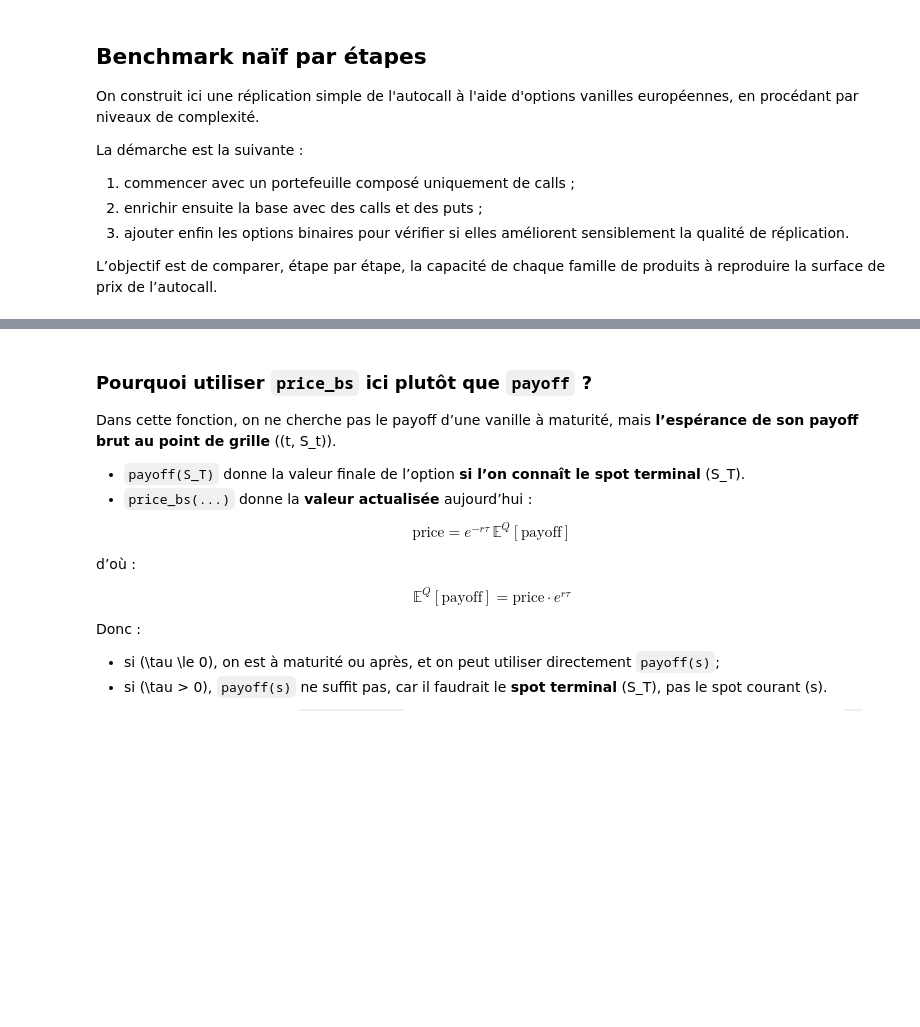
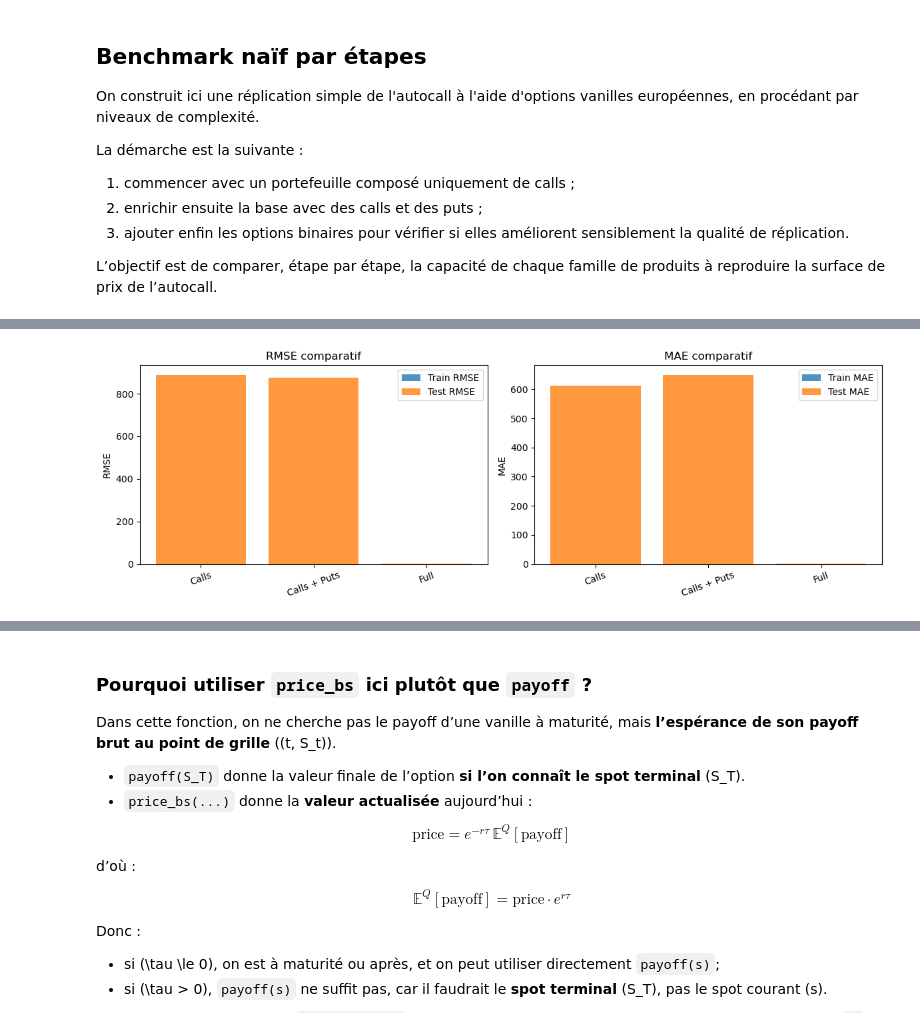
Before and after one commit to bourhankayal/Autocall-Replication, a Jupyter notebook: notebook.ipynb, the cells around one changed output, grey strips where cells are left out. Drawn from its saved outputs; the diff is of its cells as text; code cells hidden in the pictures; blank space fills up the shorter version.

Commit message:
adding path simulation and fixing bugs

```diff
--- a/notebook.ipynb
+++ b/notebook.ipynb
@@ -396,22 +396,91 @@ from benchmark_general import plot_benchmark_surface
 # ============================================================
 # EXEMPLES D'UTILISATION
 # ============================================================
-res_calls =         run_naive_benchmark_price(product=prod,spot0=spot0,valuation_date=valuation_date,maturity_date=maturity_date,rate=rate,dividend_yield=dividend_yield,vol=vol,family="calls",n_spots=15,n_paths=200, penalty="l2")
-res_calls_puts =    run_naive_benchmark_price(product=prod,spot0=spot0,valuation_date=valuation_date,maturity_date=maturity_date,rate=rate,dividend_yield=dividend_yield,vol=vol,family="calls_puts",n_spots=15,n_paths=200, penalty="l2")
-res_full =          run_naive_benchmark_price(product=prod,spot0=spot0,valuation_date=valuation_date,maturity_date=maturity_date,rate=rate,dividend_yield=dividend_yield,vol=vol,family="full",n_spots=15,n_paths=200, penalty="l2")
+for penalty in ["l1","l2","huber", "elastic_net", "l1_2"] :
+    res_calls =         run_naive_benchmark_price(product=prod,spot0=spot0,valuation_date=valuation_date,maturity_date=maturity_date,rate=rate,dividend_yield=dividend_yield,vol=vol,family="calls",n_spots=15,n_paths=200, penalty=penalty)
+    res_calls_puts =    run_naive_benchmark_price(product=prod,spot0=spot0,valuation_date=valuation_date,maturity_date=maturity_date,rate=rate,dividend_yield=dividend_yield,vol=vol,family="calls_puts",n_spots=15,n_paths=200, penalty=penalty)
+    res_full =          run_naive_benchmark_price(product=prod,spot0=spot0,valuation_date=valuation_date,maturity_date=maturity_date,rate=rate,dividend_yield=dividend_yield,vol=vol,family="full",n_spots=15,n_paths=200, penalty=penalty)
 
-print("=== CALLS ===")
-print("Train:", res_calls["metrics_train"])
-print("Test :", res_calls["metrics_test"])
-display(res_calls["weights"].head(10))
+    print(f"=== CALLS - {penalty} ===")
+    print("Train:", res_calls["metrics_train"])
+    print("Test :", res_calls["metrics_test"])
+    display(res_calls["weights"].head(20))
 
-print("=== CALLS + PUTS ===")
-print("Train:", res_calls_puts["metrics_train"])
-print("Test :", res_calls_puts["metrics_test"])
-display(res_calls_puts["weights"].head(10))
+    print(f"=== CALLS + PUTS - {penalty} ===")
+    print("Train:", res_calls_puts["metrics_train"])
+    print("Test :", res_calls_puts["metrics_test"])
+    display(res_calls_puts["weights"].head(20))
 
-print("=== FULL ===")
-print("Train:", res_full["metrics_train"])
-print("Test :", res_full["metrics_test"])
-display(res_full["weights"].head(10))
+    print(f"=== FULL - {penalty} ===")
+    print("Train:", res_full["metrics_train"])
+    print("Test :", res_full["metrics_test"])
+    display(res_full["weights"].head(20))
+
+
+
+    comparative_table = pd.DataFrame([
+    {
+            "family": "calls",
+            "train_mae": res_calls["metrics_train"]["mae"],
+            "train_rmse": res_calls["metrics_train"]["rmse"],
+            "train_max_abs_error": res_calls["metrics_train"]["max_abs_error"],
+            "train_mean_error": res_calls["metrics_train"]["mean_error"],
+            "test_mae": res_calls["metrics_test"].get("mae", np.nan),
+            "test_rmse": res_calls["metrics_test"].get("rmse", np.nan),
+            "test_max_abs_error": res_calls["metrics_test"].get("max_abs_error", np.nan),
+            "test_mean_error": res_calls["metrics_test"].get("mean_error", np.nan),
+        },
+        {
+            "family": "calls_puts",
+            "train_mae": res_calls_puts["metrics_train"]["mae"],
+            "train_rmse": res_calls_puts["metrics_train"]["rmse"],
+            "train_max_abs_error": res_calls_puts["metrics_train"]["max_abs_error"],
+            "train_mean_error": res_calls_puts["metrics_train"]["mean_error"],
+            "test_mae": res_calls_puts["metrics_test"].get("mae", np.nan),
+            "test_rmse": res_calls_puts["metrics_test"].get("rmse", np.nan),
+            "test_max_abs_error": res_calls_puts["metrics_test"].get("max_abs_error", np.nan),
+            "test_mean_error": res_calls_puts["metrics_test"].get("mean_error", np.nan),
+        },
+        {
+            "family": "full",
+            "train_mae": res_full["metrics_train"]["mae"],
+            "train_rmse": res_full["metrics_train"]["rmse"],
+            "train_max_abs_error": res_full["metrics_train"]["max_abs_error"],
+            "train_mean_error": res_full["metrics_train"]["mean_error"],
+            "test_mae": res_full["metrics_test"].get("mae", np.nan),
+            "test_rmse": res_full["metrics_test"].get("rmse", np.nan),
+            "test_max_abs_error": res_full["metrics_test"].get("max_abs_error", np.nan),
+            "test_mean_error": res_full["metrics_test"].get("mean_error", np.nan),
+        },
+    ])
+    pd.reset_option("display.float_format")
+    display(comparative_table)
+
+    metrics_plot = comparative_table.copy()
+    metrics_plot["family"] = ["Calls", "Calls + Puts", "Full"]
+
+    fig, axes = plt.subplots(1, 2, figsize=(12, 4), sharex=True)
+
+    # Train RMSE / Test RMSE
+    axes[0].bar(metrics_plot["family"], metrics_plot["train_rmse"], label="Train RMSE", alpha=0.8)
+    axes[0].bar(metrics_plot["family"], metrics_plot["test_rmse"], label="Test RMSE", alpha=0.8)
+    axes[0].set_title("RMSE comparatif")
+    axes[0].set_ylabel("RMSE")
+    axes[0].tick_params(axis="x", rotation=20)
+    axes[0].legend()
+
+    # Train MAE / Test MAE
+    axes[1].bar(metrics_plot["family"], metrics_plot["train_mae"], label="Train MAE", alpha=0.8)
+    axes[1].bar(metrics_plot["family"], metrics_plot["test_mae"], label="Test MAE", alpha=0.8)
+    axes[1].set_title("MAE comparatif")
+    axes[1].set_ylabel("MAE")
+    axes[1].tick_params(axis="x", rotation=20)
+    axes[1].legend()
+
+    plt.tight_layout()
+    plt.show()
+
+    plot_benchmark_surface(res_calls["dates"],res_calls["spots"],res_calls["target_tensor"],res_calls["fitted_tensor"], title_prefix="[Calls] ")
+    plot_benchmark_surface(res_calls_puts["dates"],res_calls_puts["spots"],res_calls_puts["target_tensor"],res_calls_puts["fitted_tensor"], title_prefix="[Calls + PUTS] ")
+    plot_benchmark_surface(res_full["dates"],res_full["spots"],res_full["target_tensor"],res_full["fitted_tensor"], title_prefix="[Full] ")
 # %% [output]
@@ -459,0 +551 @@ Test : {'mae': 0.7262554081708685, 'rmse': 0.7962470772735137, 'max_abs_error':
+[figure, added]
```
Also changed, not shown: parts of 12 cells of this notebook, 6 other files.
